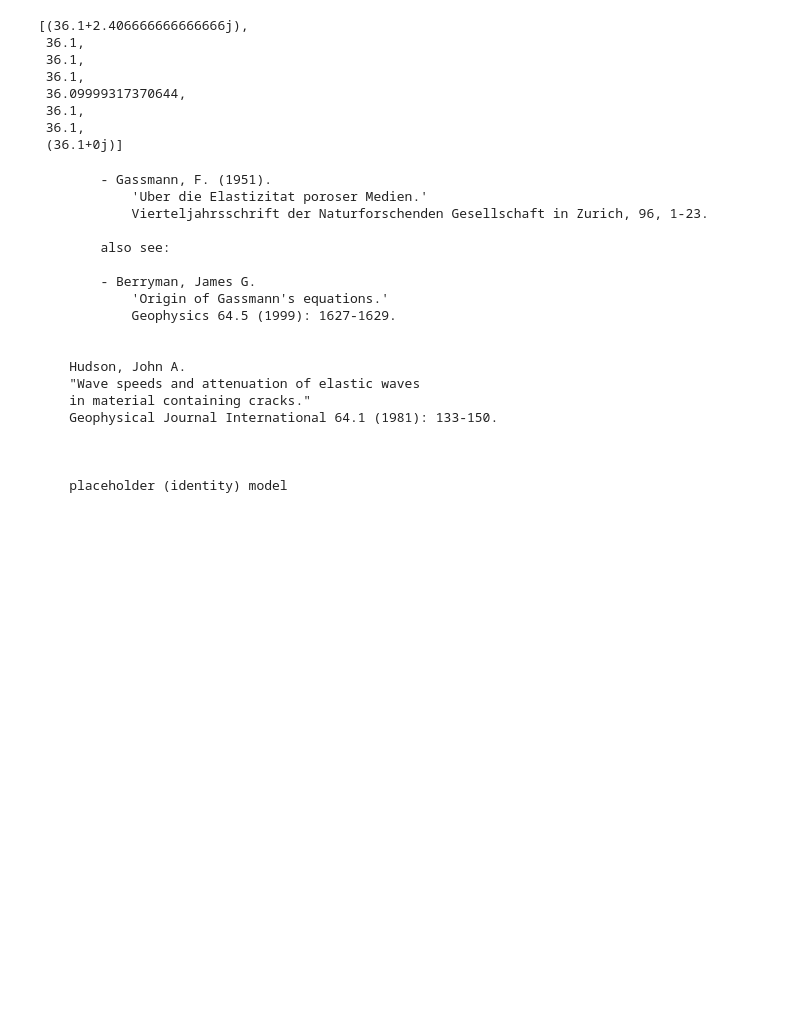
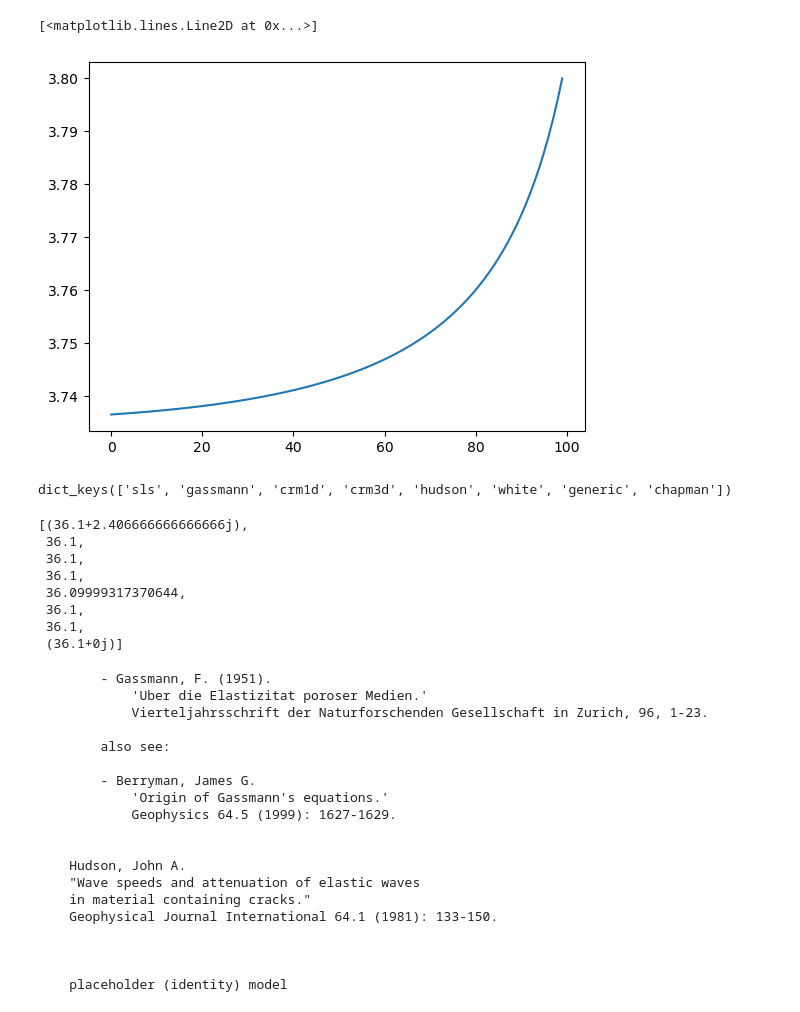
Before and after one commit to gpap-gpap/mantis-core-examples, a Jupyter notebook: Example_2_Rocks.ipynb, the cells around one changed output. Saved outputs shown, nothing was run; the diff lists cells and outputs as text; code cells hidden in the pictures; blank space fills up the shorter version.

```diff
--- a/Example_2_Rocks.ipynb
+++ b/Example_2_Rocks.ipynb
@@ -41,3 +66,12 @@ calibrated = {model: manRP.models(identifier=model, **pars) for model in models}
+# %%
+plt.plot(data[7, :])
+# %% [output]
+[<matplotlib.lines.Line2D at 0x...>]
+[figure, added]
+# %%
+calibrated.keys()
+# %% [output]
+dict_keys(['sls', 'gassmann', 'crm1d', 'crm3d', 'hudson', 'white', 'generic', 'chapman'])
 # %%
 [val.Cij()[0,0] for model, val in calibrated.items()]
 # %% [output]
```
Also changed, not shown: parts of 3 cells of this notebook, 3 other files.
